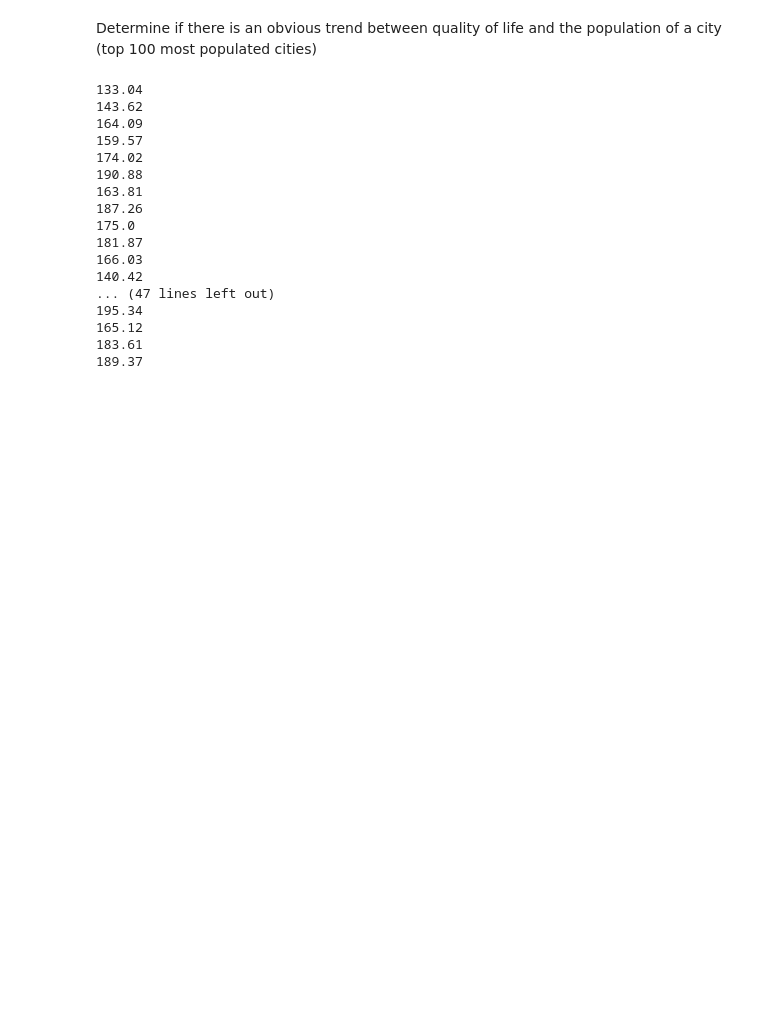
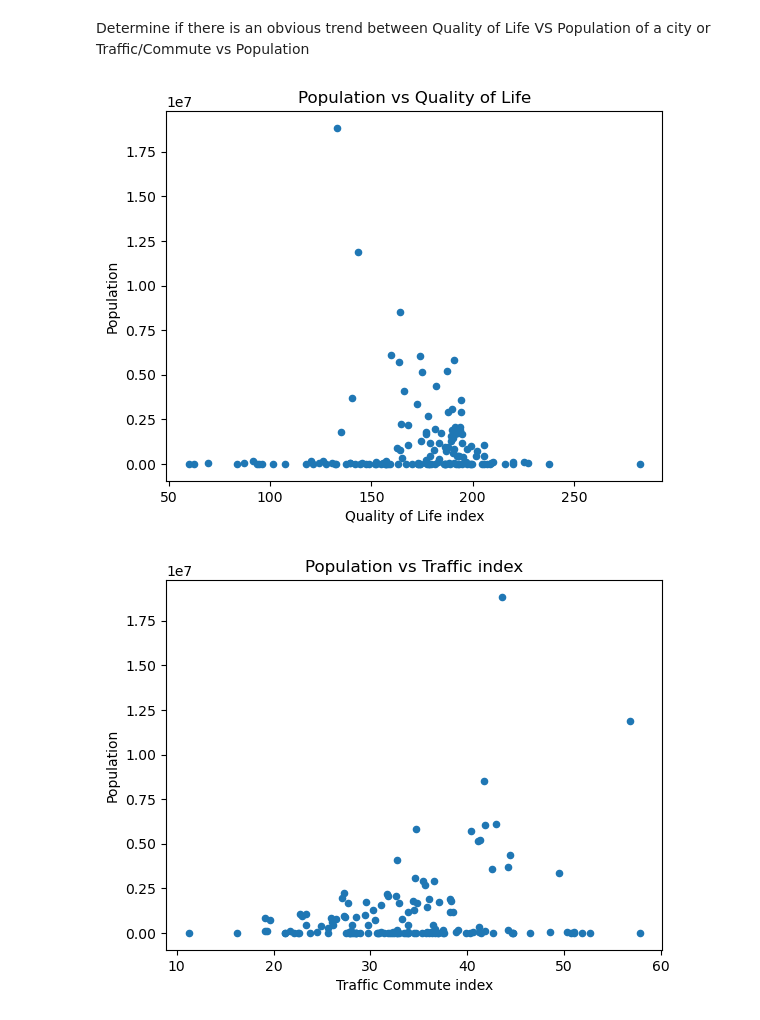
Before and after one commit to michaelyiu1/Cost_of_Living_Project, a Jupyter notebook: data_visualization.ipynb, the cells around one changed output. Cells and saved outputs as stored; diff of their text form; code cells hidden in the pictures; blank space fills up the shorter version.

```diff
--- a/data_visualization.ipynb
+++ b/data_visualization.ipynb
@@ -82,33 +215,59 @@ Text(0.5, 0, 'US Cities')
 # %% [markdown]
-Determine if there is an obvious trend between quality of life and the population of a city (top 100 most populated cities)
+Determine if there is an obvious trend between Quality of Life VS Population of a city or Traffic/Commute vs Population
 # %%
+import pandas as pd
+import matplotlib.pyplot as plt
+
 #Build a table of the 100 most populated cities
-cities_top_100_pop = city_population_df[0:200]
-cities_top_100 = []
+cities = city_population_df
+city_quality = []
+cities_used = []
 
-for city in cities_top_100_pop['city']:
+for index,row in cities.iterrows():
+    city = row['city']
+    population = row['population']
+    density = row['density']
+
+    if city in cities_used:
+        continue
     try:
         quality_life_data = quality_life_df[quality_life_df['City'] == city]
-        b = str_to_tuple(quality_life_data['ƒQuality of Life Index:'].values[0])[0]
-        print(float(b))
+        quality_rating = float(str_to_tuple(quality_life_data['ƒQuality of Life Index:'].values[0])[0])
+        traffic = float(str_to_tuple(quality_life_data['Traffic Commute Time Index'].values[0])[0])
+        pollution = float(str_to_tuple(quality_life_data['Pollution Index'].values[0])[0])
+        safety = float(str_to_tuple(quality_life_data['Safety Index'].values[0])[0])
+        if quality_rating:
+            city_quality.append((city, quality_rating, safety, traffic, pollution, population, density))
+            cities_used.append(city)
     except:
         pass
-a
+
+df2= pd.DataFrame(city_quality,columns=['City','Quality of Life index', 'Safety Index','Traffic Commute index','Pollution Index','Population','Density'])
+
+#Population vs Quality of Life index
+df2.plot.scatter(x='Quality of Life index',y='Population')
+plt.title('Population vs Quality of Life')
+plt.show()
+
+#Population vs Traffic/Commute index
+df2.plot.scatter(x = 'Traffic Commute index', y = 'Population')
+plt.title('Population vs Traffic index')
+plt.show()
+
+#Population vs Safety Index
+df2.plot.scatter(x = 'Safety Index', y = 'Population')
+plt.title('Population vs Safety Index (higher is better)')
+plt.show()
+
+#Density vs Pollution
+df2.plot.scatter(x = 'Pollution Index', y = 'Density')
+plt.title('Population Density vs Pollution Index')
+plt.show()
+
+#Density vs Population
+df2.plot.scatter(x= 'Population', y='Density')
+plt.title('Population vs Density')
+plt.show()
 # %% [output]
-133.04
-143.62
-164.09
-159.57
-174.02
-190.88
-163.81
-187.26
-175.0
-181.87
-166.03
-140.42
-... (47 lines left out)
-195.34
-165.12
-183.61
-189.37
+[figure, added]
+[figure, added]
```
Also changed, not shown: parts of 14 cells of this notebook, 2 other files.
